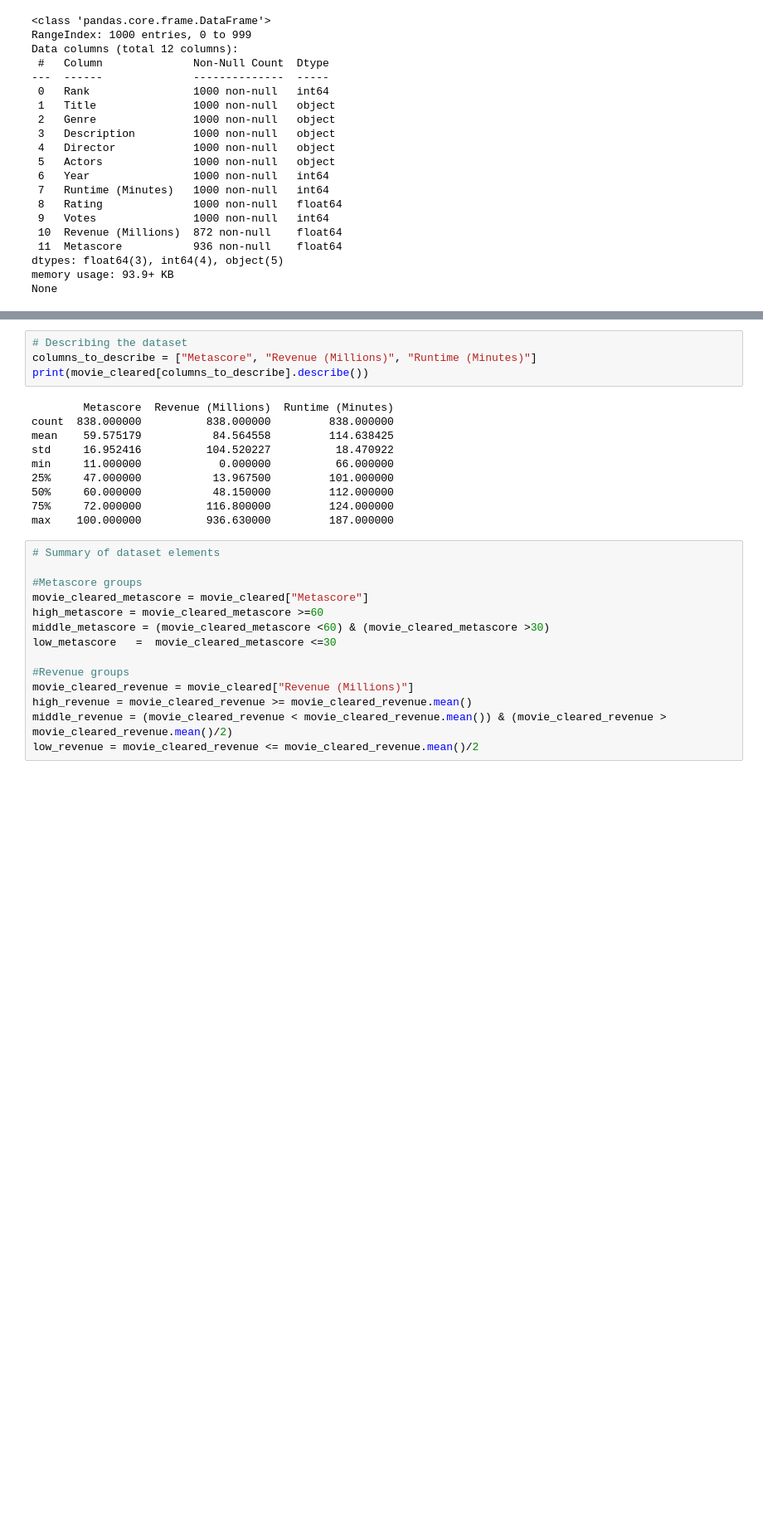
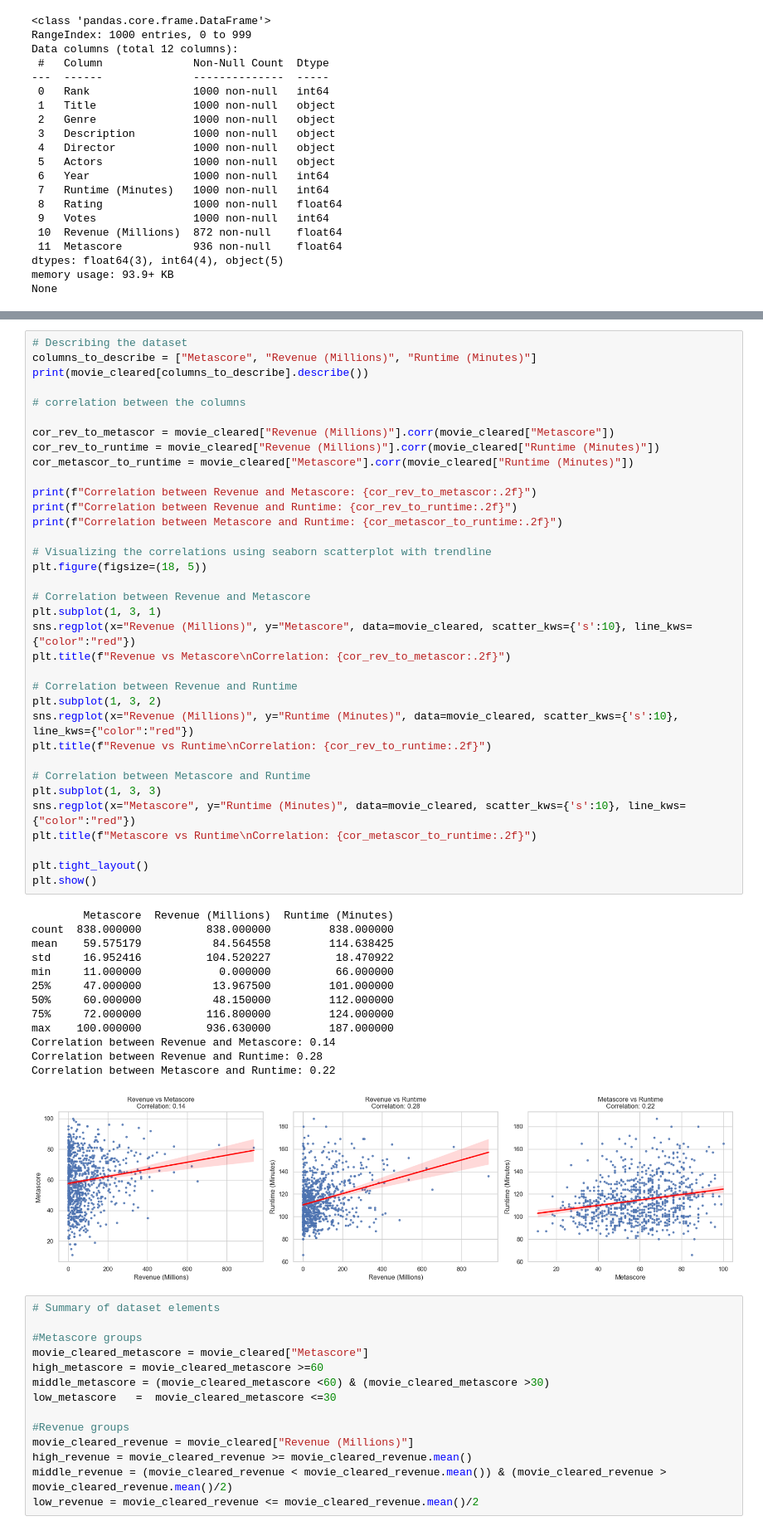
Before and after one commit to AN-Datasurfer/project_IMDb_Movies_data_analysis, a Jupyter notebook: main_analysis.ipynb, the cells around one changed output, grey strips where cells are left out. Shown at 83% size. Cells and saved outputs as stored; diff of their text form; blank space fills up the shorter version.

Commit message:
data(analysis): exploring correlation

```diff
--- a/main_analysis.ipynb
+++ b/main_analysis.ipynb
@@ -69,20 +71,55 @@ else:
     print("No empty fields are available.")
 # %% [output]
 No empty fields are available.
-# %%
-# Describing the dataset
-columns_to_describe = ["Metascore", "Revenue (Millions)", "Runtime (Minutes)"]
-print(movie_cleared[columns_to_describe].describe())
-# %% [output]
-        Metascore  Revenue (Millions)  Runtime (Minutes)
-count  838.000000          838.000000         838.000000
-mean    59.575179           84.564558         114.638425
-std     16.952416          104.520227          18.470922
-min     11.000000            0.000000          66.000000
-25%     47.000000           13.967500         101.000000
-50%     60.000000           48.150000         112.000000
-75%     72.000000          116.800000         124.000000
-max    100.000000          936.630000         187.000000
+# %%
+# Describing the dataset
+columns_to_describe = ["Metascore", "Revenue (Millions)", "Runtime (Minutes)"]
+print(movie_cleared[columns_to_describe].describe())
+
+# correlation between the columns
+
+cor_rev_to_metascor = movie_cleared["Revenue (Millions)"].corr(movie_cleared["Metascore"])
+cor_rev_to_runtime = movie_cleared["Revenue (Millions)"].corr(movie_cleared["Runtime (Minutes)"])
+cor_metascor_to_runtime = movie_cleared["Metascore"].corr(movie_cleared["Runtime (Minutes)"])
+
+print(f"Correlation between Revenue and Metascore: {cor_rev_to_metascor:.2f}")
+print(f"Correlation between Revenue and Runtime: {cor_rev_to_runtime:.2f}")
+print(f"Correlation between Metascore and Runtime: {cor_metascor_to_runtime:.2f}")
+
+# Visualizing the correlations using seaborn scatterplot with trendline
+plt.figure(figsize=(18, 5))
+
+# Correlation between Revenue and Metascore
+plt.subplot(1, 3, 1)
+sns.regplot(x="Revenue (Millions)", y="Metascore", data=movie_cleared, scatter_kws={'s':10}, line_kws={"color":"red"})
+plt.title(f"Revenue vs Metascore\nCorrelation: {cor_rev_to_metascor:.2f}")
+
+# Correlation between Revenue and Runtime
+plt.subplot(1, 3, 2)
+sns.regplot(x="Revenue (Millions)", y="Runtime (Minutes)", data=movie_cleared, scatter_kws={'s':10}, line_kws={"color":"red"})
+plt.title(f"Revenue vs Runtime\nCorrelation: {cor_rev_to_runtime:.2f}")
+
+# Correlation between Metascore and Runtime
+plt.subplot(1, 3, 3)
+sns.regplot(x="Metascore", y="Runtime (Minutes)", data=movie_cleared, scatter_kws={'s':10}, line_kws={"color":"red"})
+plt.title(f"Metascore vs Runtime\nCorrelation: {cor_metascor_to_runtime:.2f}")
+
+plt.tight_layout()
+plt.show()
+# %% [output]
+        Metascore  Revenue (Millions)  Runtime (Minutes)
+count  838.000000          838.000000         838.000000
+mean    59.575179           84.564558         114.638425
+std     16.952416          104.520227          18.470922
+min     11.000000            0.000000          66.000000
+25%     47.000000           13.967500         101.000000
+50%     60.000000           48.150000         112.000000
+75%     72.000000          116.800000         124.000000
+max    100.000000          936.630000         187.000000
+Correlation between Revenue and Metascore: 0.14
+Correlation between Revenue and Runtime: 0.28
+Correlation between Metascore and Runtime: 0.22
+[figure, added]
 # %%
 # Summary of dataset elements
 
```
Also changed, not shown: parts of 3 cells of this notebook.
